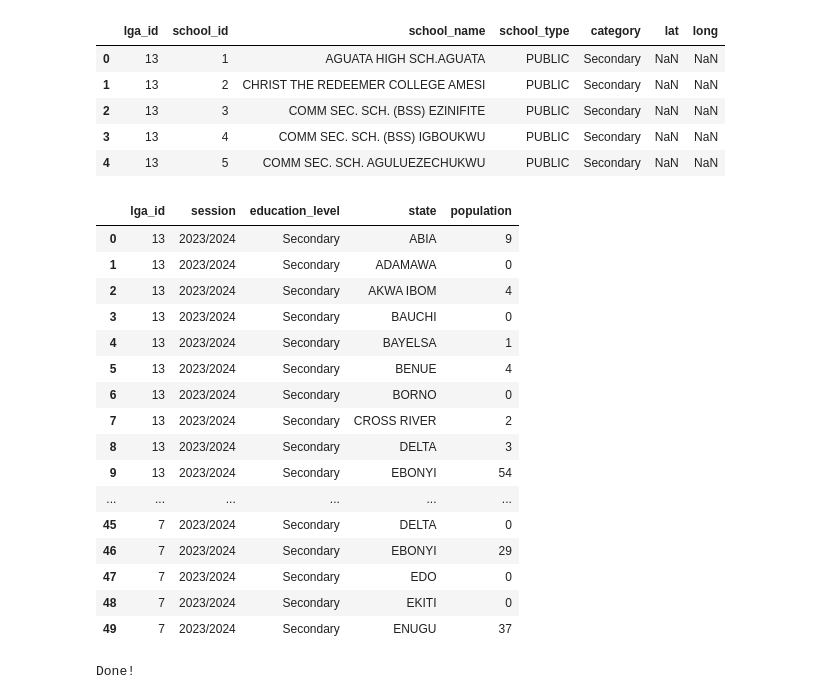
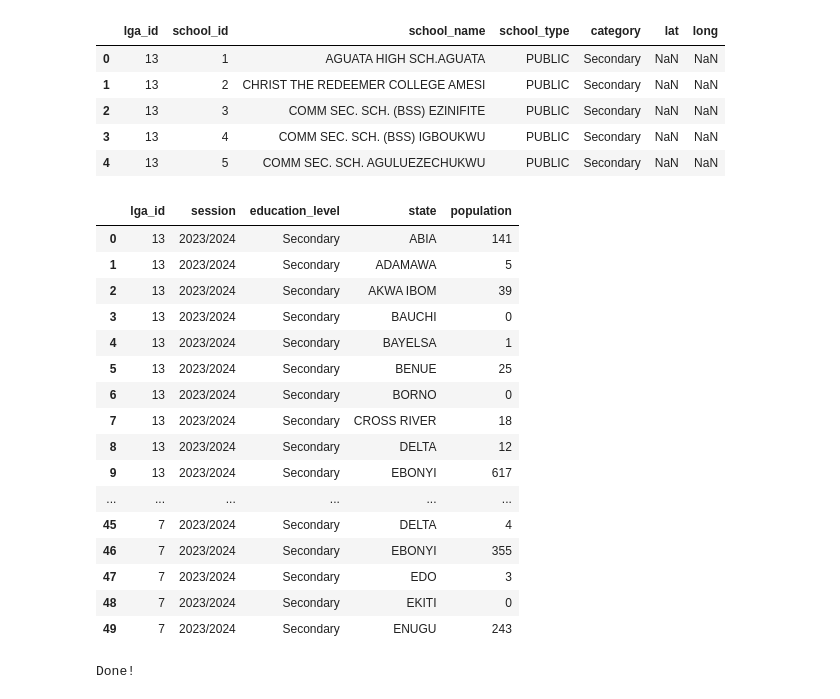
Before and after one commit to PeaceTem/Anambra-Data-Transformation, a Jupyter notebook: Education/extract_state_of_origin.ipynb, the cells around one changed output. Cells and saved outputs as stored; diff of their text form; code cells hidden in the pictures.

```diff
--- a/Education/extract_state_of_origin.ipynb
+++ b/Education/extract_state_of_origin.ipynb
@@ -15,0 +22,7 @@ dtype: object
+# %%
+l=[]
+for index, row in july_state_of_origin.iterrows():
+    l.append(sch_df.loc[sch_df["school_id"]==row["school_id"], "lga_id"].values[0])
+
+july_state_of_origin["lga_id"] = l
+july_state_of_origin.head(50)
@@ -23,55 +54,46 @@ sch_df.head()
 | 3 | 13 | 4 | COMM SEC. SCH. (BSS) IGBOUKWU | PUBLIC | Secondary | NaN | NaN |
 | 4 | 13 | 5 | COMM SEC. SCH. AGULUEZECHUKWU | PUBLIC | Secondary | NaN | NaN |
 # %%
-
+import numpy as np
 columns = ['lga_id', 'session', 'education_level', 'state', 'population']
 
 new_df = pd.DataFrame(columns=columns)
 july_state_of_origin["population"] = july_state_of_origin["population"].astype(int)
 new_df["population"] = new_df["population"].astype(int)
 for index, row in july_state_of_origin.iterrows():
-    if(len(sch_df.loc[sch_df['school_id'] == row["school_id"], "lga_id"].values) == 0):
-        print(row["school_id"])
-    # print(row)
-    else:
-        # get the lga_id assoc with school_id;
-        #
-        lga_id = sch_df.loc[sch_df['school_id'] == row["school_id"], "lga_id"].values[0]
-        filter_df = new_df.loc[(new_df["lga_id"] == lga_id) & (new_df["state"] == row["state"])].values
-        if(len(filter_df)>0):
-            new_df.loc[(new_df["lga_id"]==lga_id) & (new_df["state"]==row["state"]), "population"].values[0] += int(row["population"])
-        else:
+    lga_id = sch_df.loc[sch_df['school_id'] == row["school_id"], "lga_id"].values[0]
+    if(len(new_df[(new_df["lga_id"]==lga_id)&(new_df["state"]==row["state"])])==0):
+        filtered_df = july_state_of_origin[(july_state_of_origin["lga_id"]==row["lga_id"]) & (july_state_of_origin["state"]==row["state"])]
+        transformed_data = [{
+            'lga_id': lga_id,
+            'session': session,
+            'education_level': "Secondary",
+            'state': row['state'],
+            'population': np.sum(filtered_df["population"]),
+        }]
 
-            transformed_data = [{
-                'lga_id': sch_df.loc[sch_df['school_id'] == row["school_id"], "lga_id"].values[0],
-                'session': session,
-                'education_level': "Secondary",
-                'state': row['state'],
-                'population': int(row["population"]),
-            }]
-
-            new_df = pd.concat([new_df, pd.DataFrame(transformed_data)], ignore_index=True)
+        new_df = pd.concat([new_df, pd.DataFrame(transformed_data)], ignore_index=True)
 
 
 new_df.head(50)
 # %% [output]
 |  | lga_id | session | education_level | state | population |
-| 0 | 13 | 2023/2024 | Secondary | ABIA | 9 |
-| 1 | 13 | 2023/2024 | Secondary | ADAMAWA | 0 |
-| 2 | 13 | 2023/2024 | Secondary | AKWA IBOM | 4 |
+| 0 | 13 | 2023/2024 | Secondary | ABIA | 141 |
+| 1 | 13 | 2023/2024 | Secondary | ADAMAWA | 5 |
+| 2 | 13 | 2023/2024 | Secondary | AKWA IBOM | 39 |
 | 3 | 13 | 2023/2024 | Secondary | BAUCHI | 0 |
 | 4 | 13 | 2023/2024 | Secondary | BAYELSA | 1 |
-| 5 | 13 | 2023/2024 | Secondary | BENUE | 4 |
+| 5 | 13 | 2023/2024 | Secondary | BENUE | 25 |
 | 6 | 13 | 2023/2024 | Secondary | BORNO | 0 |
-| 7 | 13 | 2023/2024 | Secondary | CROSS RIVER | 2 |
-| 8 | 13 | 2023/2024 | Secondary | DELTA | 3 |
-| 9 | 13 | 2023/2024 | Secondary | EBONYI | 54 |
+| 7 | 13 | 2023/2024 | Secondary | CROSS RIVER | 18 |
+| 8 | 13 | 2023/2024 | Secondary | DELTA | 12 |
+| 9 | 13 | 2023/2024 | Secondary | EBONYI | 617 |
 | ... | ... | ... | ... | ... | ... |
-| 45 | 7 | 2023/2024 | Secondary | DELTA | 0 |
-| 46 | 7 | 2023/2024 | Secondary | EBONYI | 29 |
-| 47 | 7 | 2023/2024 | Secondary | EDO | 0 |
+| 45 | 7 | 2023/2024 | Secondary | DELTA | 4 |
+| 46 | 7 | 2023/2024 | Secondary | EBONYI | 355 |
+| 47 | 7 | 2023/2024 | Secondary | EDO | 3 |
 | 48 | 7 | 2023/2024 | Secondary | EKITI | 0 |
-| 49 | 7 | 2023/2024 | Secondary | ENUGU | 37 |
+| 49 | 7 | 2023/2024 | Secondary | ENUGU | 243 |
 # %%
 new_df.to_excel("Secondary_State_of_Origin.xlsx", index=False)
 print("Done!")
```
Also changed, not shown: parts of 2 cells of this notebook, 11 other files.
